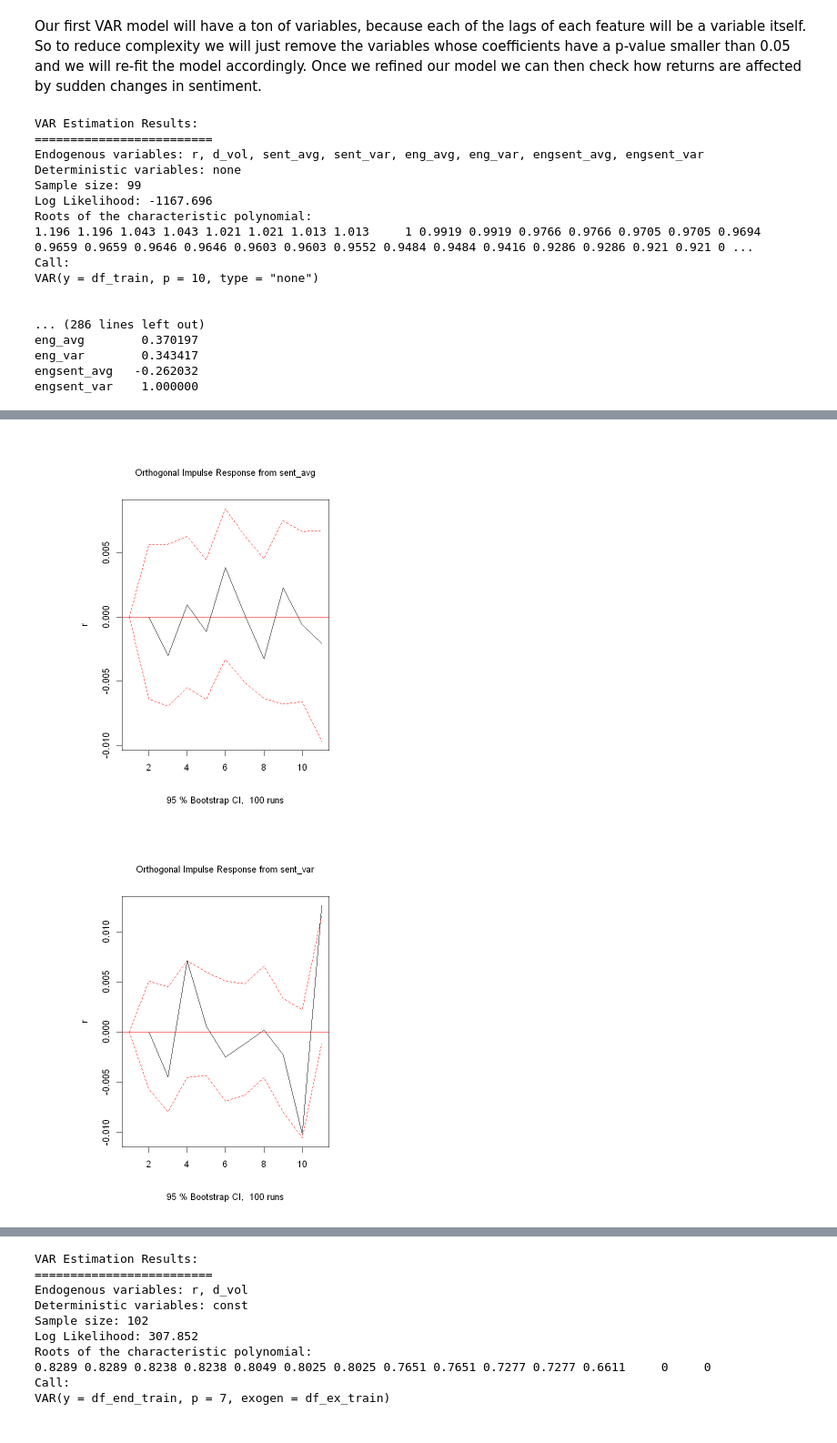
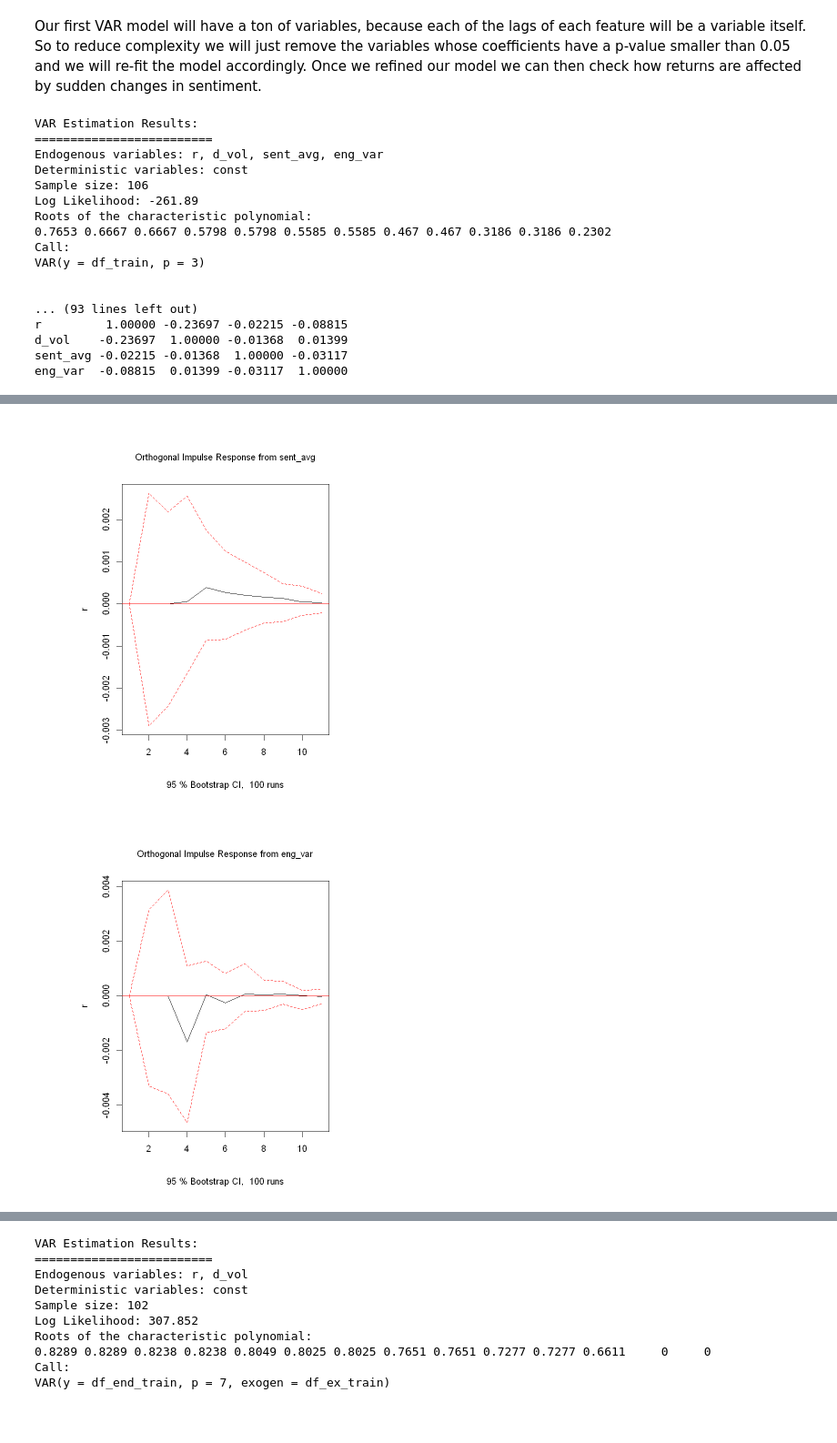
Before and after one commit to Fabio-Rossi-Hub/MemeStock-Returns-Sentiment-Forecasting, a Jupyter notebook: notebooks/VAR_modelling.ipynb, the cells around one changed output, grey strips where cells are left out. Shown: that part at 91% size. Cells and saved outputs as stored; diff of their text form; code cells hidden in the pictures.

```diff
--- a/notebooks/VAR_modelling.ipynb
+++ b/notebooks/VAR_modelling.ipynb
@@ -38,7 +38,7 @@ heatmap(cor(r50_clean))
 
 r50_clean <- subset(r50_clean, select = -c(logr, d_logvol))
 
-r50_clean <- r50_clean[c( "r", "d_vol", "sent_avg", "sent_var", "eng_avg", "eng_var", "engsent_avg", "engsent_var")]
+r50_clean <- r50_clean[c( "r", "d_vol", "sent_avg", "eng_var")]
 
 cor(r50_clean)
 # %% [output]
@@ -155,9 +147,9 @@ A matrix: 4 × 10 of type dbl
 # %% [markdown]
 Our first VAR model will have a ton of variables, because each of the lags of each feature will be a variable itself. So to reduce complexity we will just remove the variables whose coefficients have a p-value smaller than 0.05 and we will re-fit the model accordingly. Once we refined our model we can then check how returns are affected by sudden changes in sentiment.
 # %%
-var_1 <- VAR(df_train, p = 10,  type = "none")
+var_1 <- VAR(df_train, p = 3)
 
-var_2 <- restrict(var_1, method = "ser")
+var_2 <- restrict(var_1,thresh = 1)
 summary(var_2)
 
 var_irf <- irf(var_2, response = "r")
@@ -165,18 +157,18 @@ plot(var_irf)
 # %% [output]
 VAR Estimation Results:
 =========================
-Endogenous variables: r, d_vol, sent_avg, sent_var, eng_avg, eng_var, engsent_avg, engsent_var
-Deterministic variables: none
-Sample size: 99
-Log Likelihood: -1167.696
+Endogenous variables: r, d_vol, sent_avg, eng_var
+Deterministic variables: const
+Sample size: 106
+Log Likelihood: -261.89
 Roots of the characteristic polynomial:
-1.196 1.196 1.043 1.043 1.021 1.021 1.013 1.013     1 0.9919 0.9919 0.9766 0.9766 0.9705 0.9705 0.9694 0.9659 0.9659 0.9646 0.9646 0.9603 0.9603 0.9552 0.9484 0.9484 0.9416 0.9286 0.9286 0.921 0.921 0 ...
+0.7653 0.6667 0.6667 0.5798 0.5798 0.5585 0.5585 0.467 0.467 0.3186 0.3186 0.2302
 Call:
-VAR(y = df_train, p = 10, type = "none")
+VAR(y = df_train, p = 3)
 
 
-... (286 lines left out)
-eng_avg        0.370197
-eng_var        0.343417
-engsent_avg   -0.262032
-engsent_var    1.000000
+... (93 lines left out)
+r         1.00000 -0.23697 -0.02215 -0.08815
+d_vol    -0.23697  1.00000 -0.01368  0.01399
+sent_avg -0.02215 -0.01368  1.00000 -0.03117
+eng_var  -0.08815  0.01399 -0.03117  1.00000
@@ -185,2 +177,2 @@ engsent_var    1.000000
-[figure, old version]
+[figure, new version]
-[figure, old version]
+[figure, new version]
```
Also changed, not shown: parts of 5 cells of this notebook.
